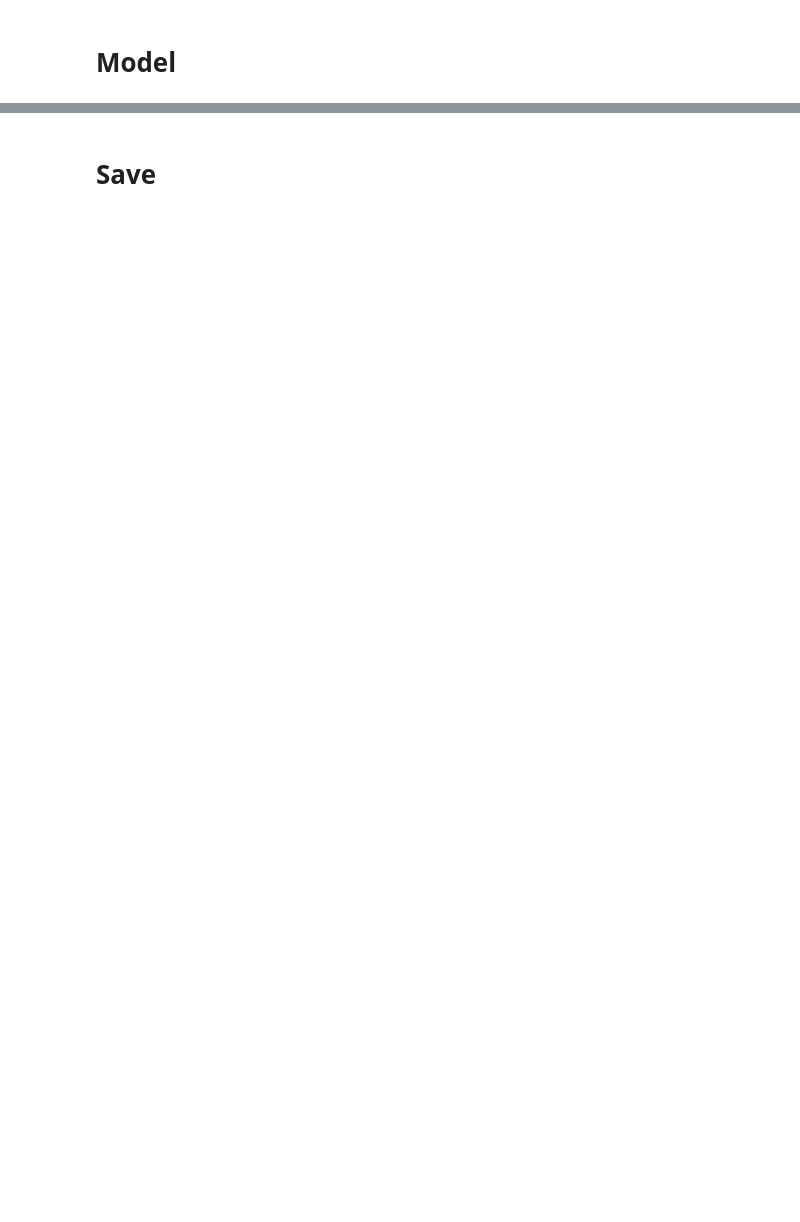
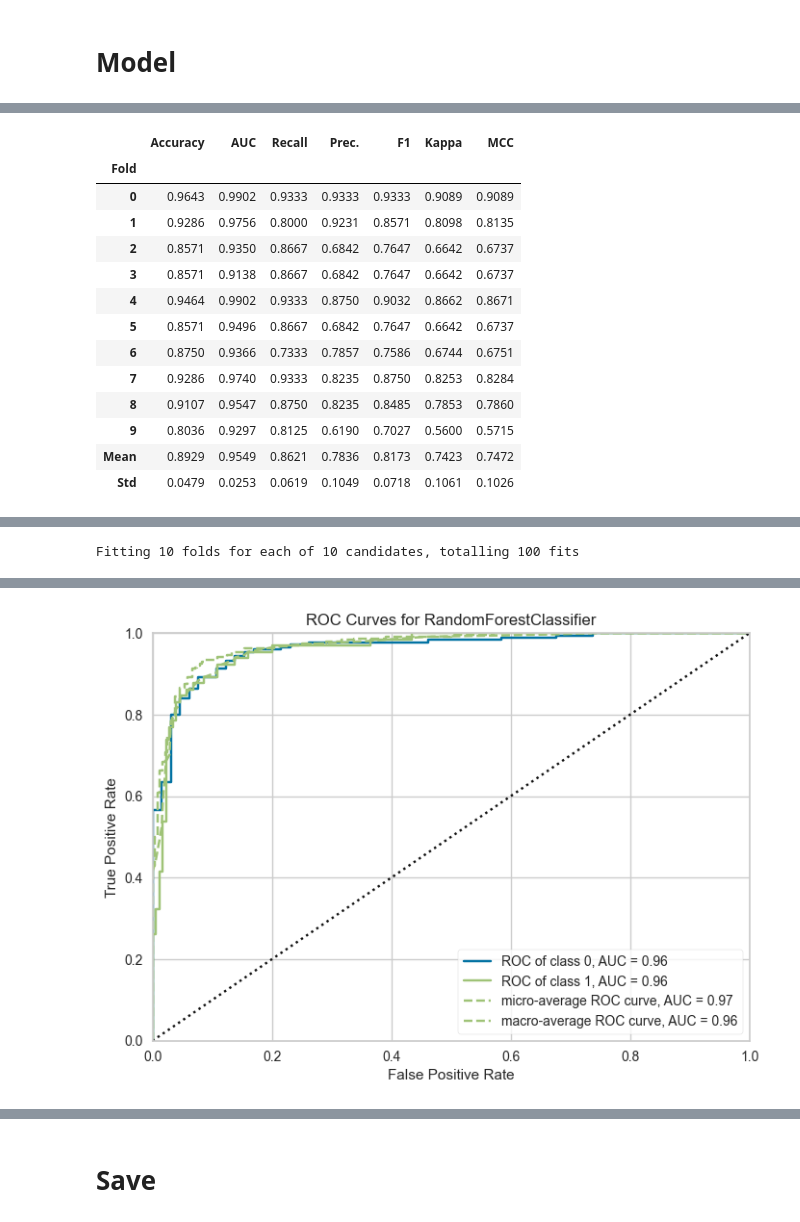
Before and after one commit to amontenegrot/TP_Technical_test_DS, a Jupyter notebook: src/03_preprocesing.ipynb, the cells around one changed output, grey strips where cells are left out. Cells and saved outputs as stored; diff of their text form; code cells hidden in the pictures; blank space fills up the shorter version.

```diff
--- a/src/03_preprocesing.ipynb
+++ b/src/03_preprocesing.ipynb
@@ -114,0 +175,3 @@ data_unseen.reset_index(inplace=True, drop=True)
+# %%
+rf = create_model('rf')
+print(rf)
@@ -114,0 +202,4 @@ data_unseen.reset_index(inplace=True, drop=True)
+# %%
+tuned_rf = tune_model(rf)
+plot_model(tuned_rf, plot='auc')
+# %% [output]
@@ -114,0 +207,14 @@ data_unseen.reset_index(inplace=True, drop=True)
+|  | Accuracy | AUC | Recall | Prec. | F1 | Kappa | MCC |
+| Fold |  |  |  |  |  |  |  |
+| 0 | 0.9643 | 0.9902 | 0.9333 | 0.9333 | 0.9333 | 0.9089 | 0.9089 |
+| 1 | 0.9286 | 0.9756 | 0.8000 | 0.9231 | 0.8571 | 0.8098 | 0.8135 |
+| 2 | 0.8571 | 0.9350 | 0.8667 | 0.6842 | 0.7647 | 0.6642 | 0.6737 |
+| 3 | 0.8571 | 0.9138 | 0.8667 | 0.6842 | 0.7647 | 0.6642 | 0.6737 |
+| 4 | 0.9464 | 0.9902 | 0.9333 | 0.8750 | 0.9032 | 0.8662 | 0.8671 |
+| 5 | 0.8571 | 0.9496 | 0.8667 | 0.6842 | 0.7647 | 0.6642 | 0.6737 |
+| 6 | 0.8750 | 0.9366 | 0.7333 | 0.7857 | 0.7586 | 0.6744 | 0.6751 |
+| 7 | 0.9286 | 0.9740 | 0.9333 | 0.8235 | 0.8750 | 0.8253 | 0.8284 |
+| 8 | 0.9107 | 0.9547 | 0.8750 | 0.8235 | 0.8485 | 0.7853 | 0.7860 |
+| 9 | 0.8036 | 0.9297 | 0.8125 | 0.6190 | 0.7027 | 0.5600 | 0.5715 |
+| Mean | 0.8929 | 0.9549 | 0.8621 | 0.7836 | 0.8173 | 0.7423 | 0.7472 |
+| Std | 0.0479 | 0.0253 | 0.0619 | 0.1049 | 0.0718 | 0.1061 | 0.1026 |
@@ -114,0 +222 @@ data_unseen.reset_index(inplace=True, drop=True)
+Fitting 10 folds for each of 10 candidates, totalling 100 fits
@@ -114,0 +224 @@ data_unseen.reset_index(inplace=True, drop=True)
+[figure, added]
```
Also changed, not shown: parts of 23 cells of this notebook, 2 other files.
